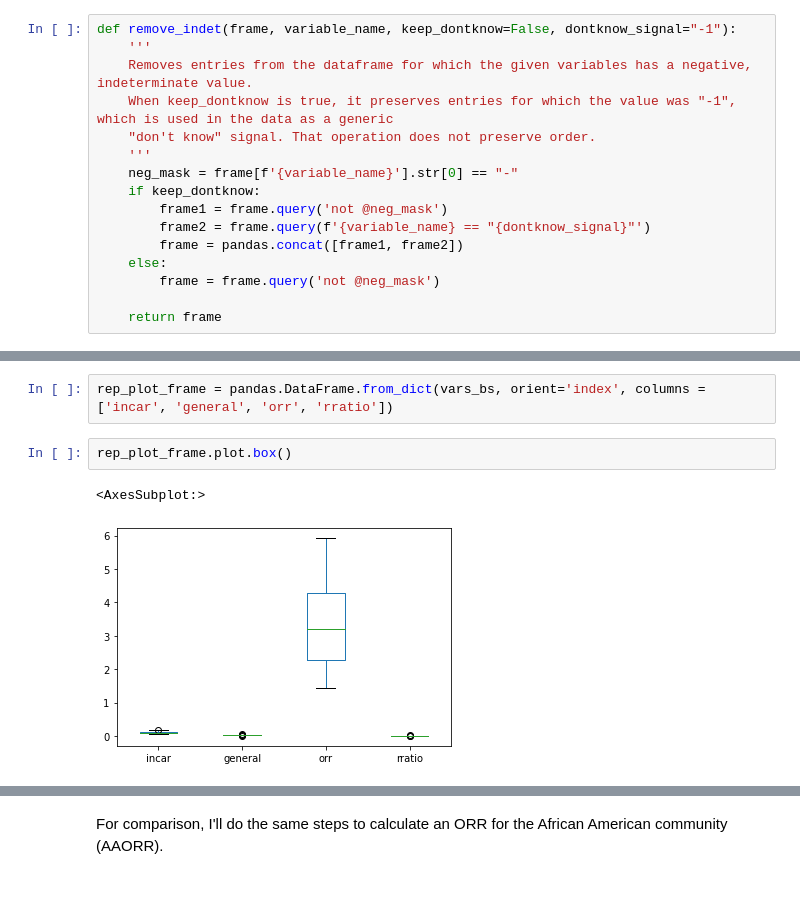
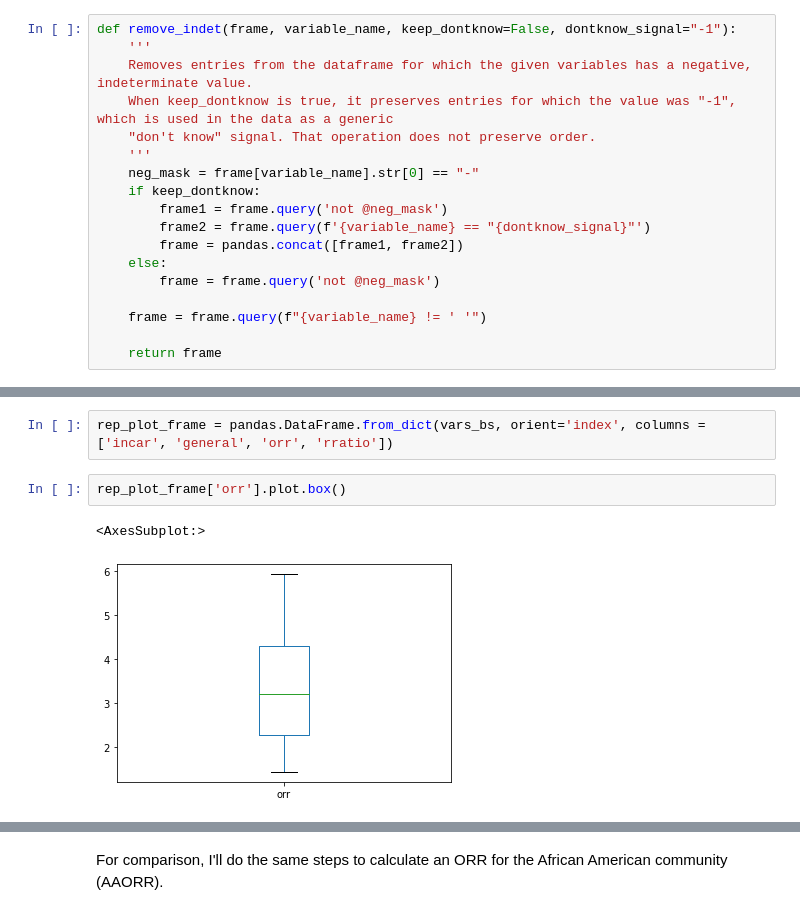
Before and after one commit to hjake123/pharis-2021, a Jupyter notebook: Data/process_notebook.ipynb, the cells around one changed output, grey strips where cells are left out. Cells and saved outputs as stored; diff of their text form.

```diff
--- a/Data/process_notebook.ipynb
+++ b/Data/process_notebook.ipynb
@@ -10,7 +10,7 @@ def remove_indet(frame, variable_name, keep_dontknow=False, dontknow_signal="-1"
     When keep_dontknow is true, it preserves entries for which the value was "-1", which is used in the data as a generic
     "don't know" signal. That operation does not preserve order.
     '''
-    neg_mask = frame[f'{variable_name}'].str[0] == "-"
+    neg_mask = frame[variable_name].str[0] == "-"
     if keep_dontknow:
         frame1 = frame.query('not @neg_mask')
         frame2 = frame.query(f'{variable_name} == "{dontknow_signal}"')
@@ -18,6 +18,8 @@ def remove_indet(frame, variable_name, keep_dontknow=False, dontknow_signal="-1"
     else:
         frame = frame.query('not @neg_mask')
 
+    frame = frame.query(f"{variable_name} != ' '")
+
     return frame
 # %% [markdown]
 First, we will cut the data into sets for specific groups of interest.
@@ -210,8 +207,8 @@ for state in list_state_codes:
 # %%
 rep_plot_frame = pandas.DataFrame.from_dict(vars_bs, orient='index', columns = ['incar', 'general', 'orr', 'rratio'])
 # %%
-rep_plot_frame.plot.box()
+rep_plot_frame['orr'].plot.box()
 # %% [output]
 <AxesSubplot:>
-[figure, old version]
+[figure, new version]
 # %%
```
Also changed, not shown: parts of 68 cells of this notebook, 1 other file.
